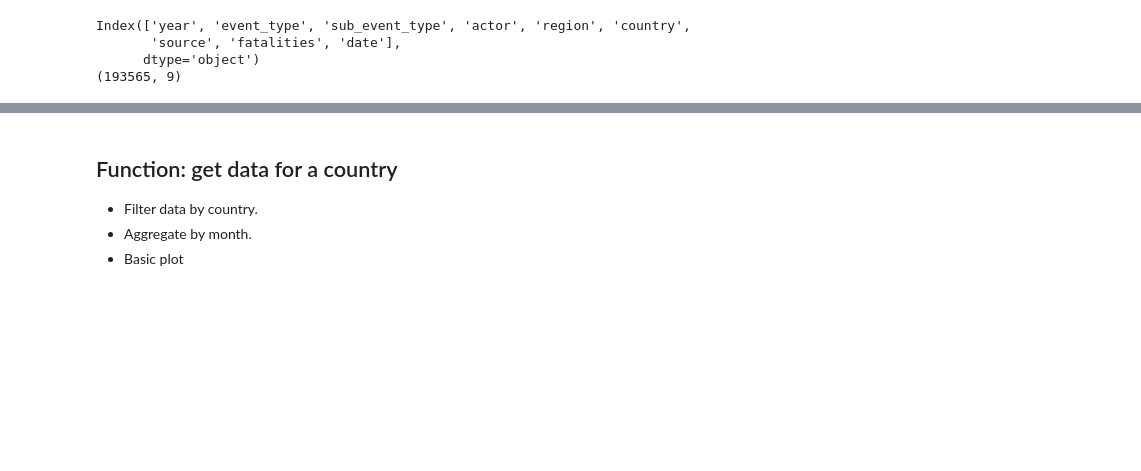
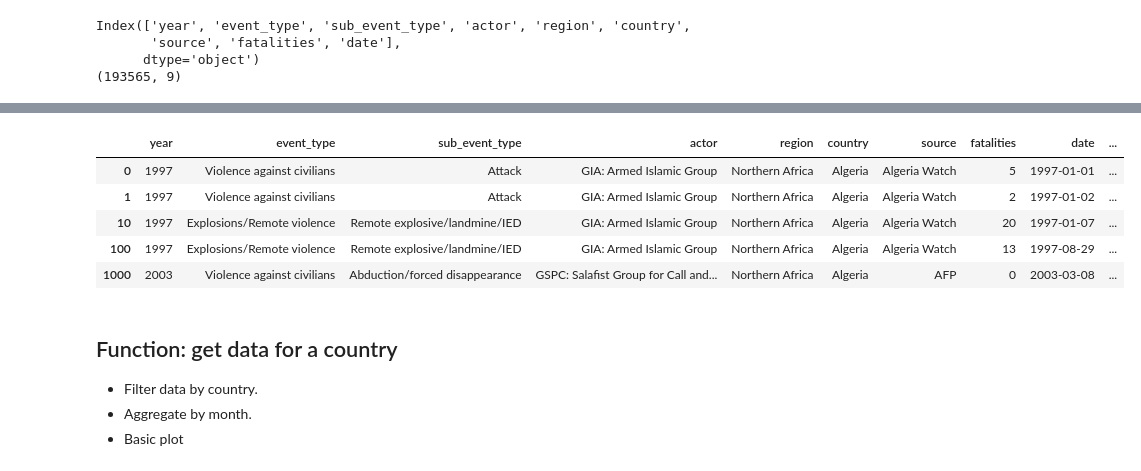
Before and after one commit to cmdelaserna/press-freedom, a Jupyter notebook: notebooks/ACLED data - Africa dataset.ipynb, the cells around one changed output, grey strips where cells are left out. Saved outputs shown, nothing was run; the diff lists cells and outputs as text; code cells hidden in the pictures; blank space fills up the shorter version.

```diff
--- a/notebooks/ACLED data - Africa dataset.ipynb
+++ b/notebooks/ACLED data - Africa dataset.ipynb
@@ -158,0 +116,12 @@ labels_encoded
+# %%
+# Adding a boolean column for fatalities
+
+df['fatalities_encoded'] = np.where(df['fatalities']>0, '1', '0')
+df.head()
+# %% [output]
+|  | year | event_type | sub_event_type | actor | region | country | source | fatalities | date | ... |
+| 0 | 1997 | Violence against civilians | Attack | GIA: Armed Islamic Group | Northern Africa | Algeria | Algeria Watch | 5 | 1997-01-01 | ... |
+| 1 | 1997 | Violence against civilians | Attack | GIA: Armed Islamic Group | Northern Africa | Algeria | Algeria Watch | 2 | 1997-01-02 | ... |
+| 10 | 1997 | Explosions/Remote violence | Remote explosive/landmine/IED | GIA: Armed Islamic Group | Northern Africa | Algeria | Algeria Watch | 20 | 1997-01-07 | ... |
+| 100 | 1997 | Explosions/Remote violence | Remote explosive/landmine/IED | GIA: Armed Islamic Group | Northern Africa | Algeria | Algeria Watch | 13 | 1997-08-29 | ... |
+| 1000 | 2003 | Violence against civilians | Abduction/forced disappearance | GSPC: Salafist Group for Call and... | Northern Africa | Algeria | AFP | 0 | 2003-03-08 | ... |
```
Also changed, not shown: parts of 16 cells of this notebook.
